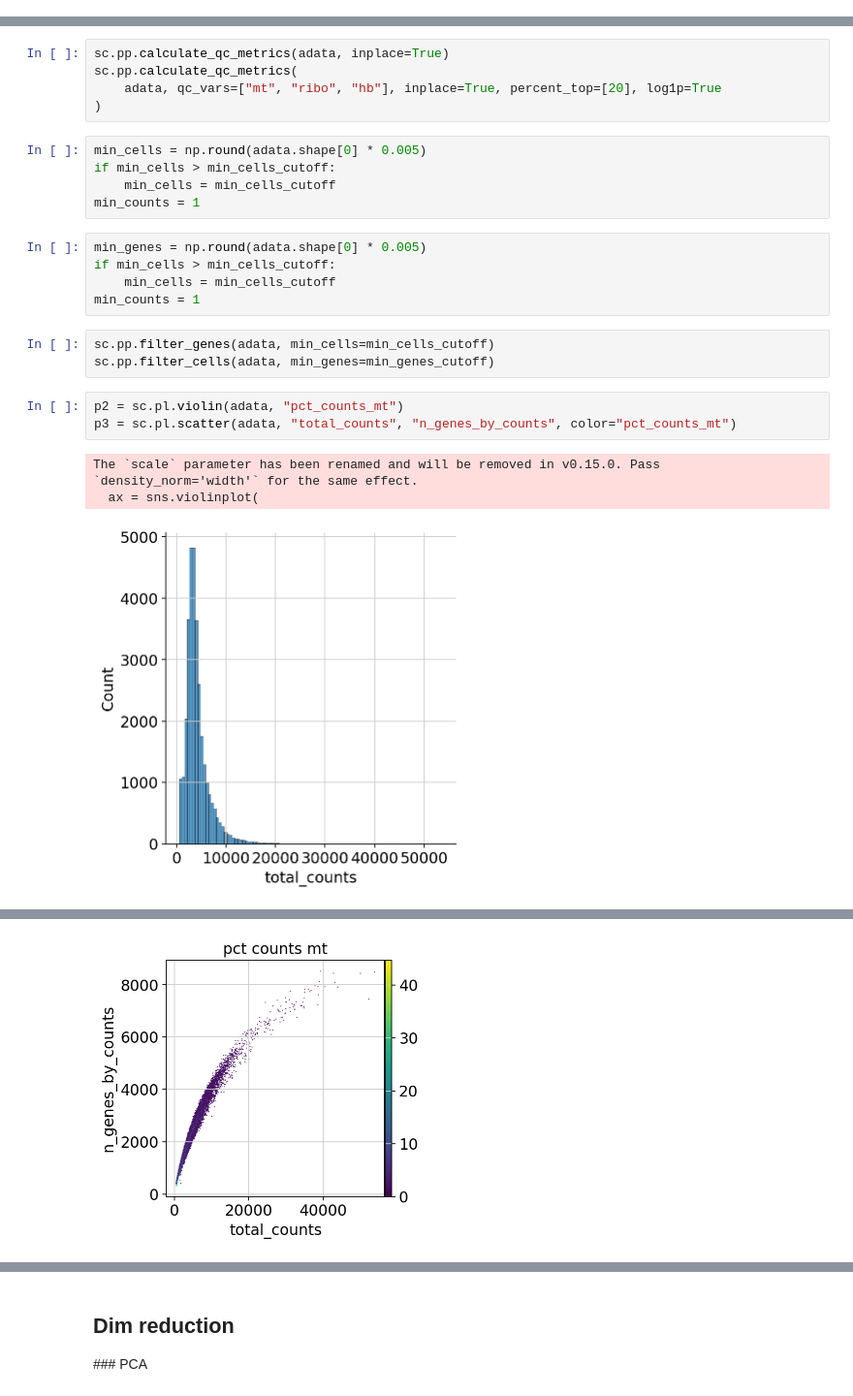
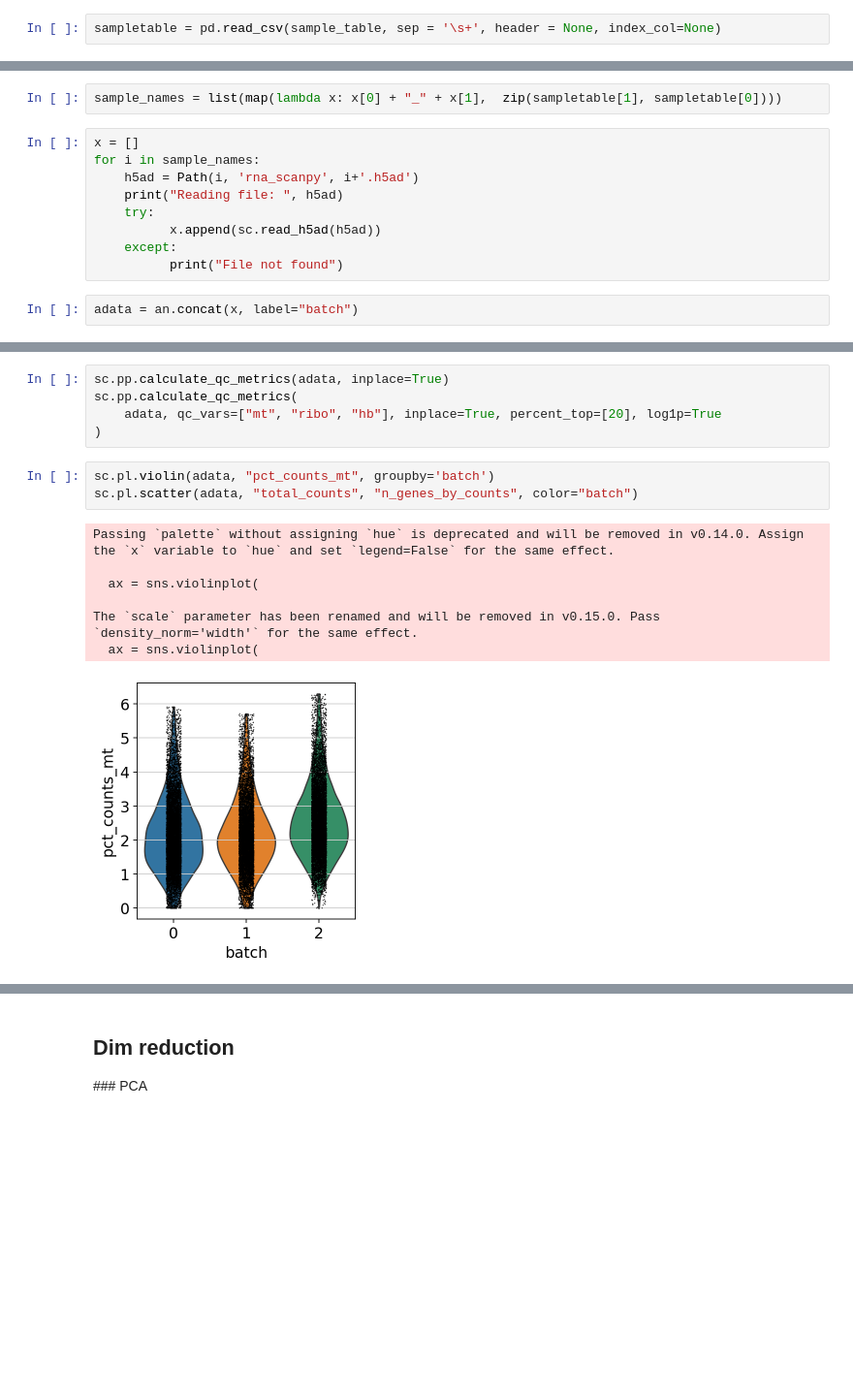
Before and after one commit to haniffalab/solosis, a Jupyter notebook: bin/nb/rna__merge.ipynb, the cells around one changed output, grey strips where cells are left out. Shown at 97% size. Drawn from its saved outputs; the diff is of its cells as text; blank space fills up the shorter version.

Commit message:
Added a module to merge multiple h5ads. Other misc changes as well. First change of name to solosis

```diff
--- a/bin/nb/rna__merge.ipynb
+++ b/bin/nb/rna__merge.ipynb
@@ -80,0 +61,2 @@ adata.obs.head()
+# %%
+sampletable = pd.read_csv(sample_table, sep = '\s+', header = None, index_col=None)
@@ -81,3 +70,16 @@ adata.obs.head()
+# %%
+sample_names = list(map(lambda x: x[0] + "_" + x[1],  zip(sampletable[1], sampletable[0])))
+# %%
+x = []
+for i in sample_names:
+    h5ad = Path(i, 'rna_scanpy', i+'.h5ad')
+    print("Reading file: ", h5ad)
+    try:
+          x.append(sc.read_h5ad(h5ad))
+    except:
+          print("File not found")
+# %%
+adata = an.concat(x, label="batch")
 # %%
 # mitochondrial genes
 adata.var["mt"] = adata.var_names.str.startswith("MT-")
@@ -90,23 +92,14 @@ sc.pp.calculate_qc_metrics(adata, inplace=True)
 sc.pp.calculate_qc_metrics(
     adata, qc_vars=["mt", "ribo", "hb"], inplace=True, percent_top=[20], log1p=True
 )
-# %%
-min_cells = np.round(adata.shape[0] * 0.005)
-if min_cells > min_cells_cutoff:
-    min_cells = min_cells_cutoff
-min_counts = 1
-# %%
-min_genes = np.round(adata.shape[0] * 0.005)
-if min_cells > min_cells_cutoff:
-    min_cells = min_cells_cutoff
-min_counts = 1
-# %%
-sc.pp.filter_genes(adata, min_cells=min_cells_cutoff)
-sc.pp.filter_cells(adata, min_genes=min_genes_cutoff)
 # %%
-p2 = sc.pl.violin(adata, "pct_counts_mt")
-p3 = sc.pl.scatter(adata, "total_counts", "n_genes_by_counts", color="pct_counts_mt")
+sc.pl.violin(adata, "pct_counts_mt", groupby='batch')
+sc.pl.scatter(adata, "total_counts", "n_genes_by_counts", color="batch")
 # %% [output]
+Passing `palette` without assigning `hue` is deprecated and will be removed in v0.14.0. Assign the `x` variable to `hue` and set `legend=False` for the same effect.
+
+  ax = sns.violinplot(
+
 The `scale` parameter has been renamed and will be removed in v0.15.0. Pass `density_norm='width'` for the same effect.
   ax = sns.violinplot(
-[figure, old version]
+[figure, new version]
@@ -114 +106,0 @@ The `scale` parameter has been renamed and will be removed in v0.15.0. Pass `den
-[figure, removed]
```
Also changed, not shown: parts of 30 cells of this notebook, 11 other files.
